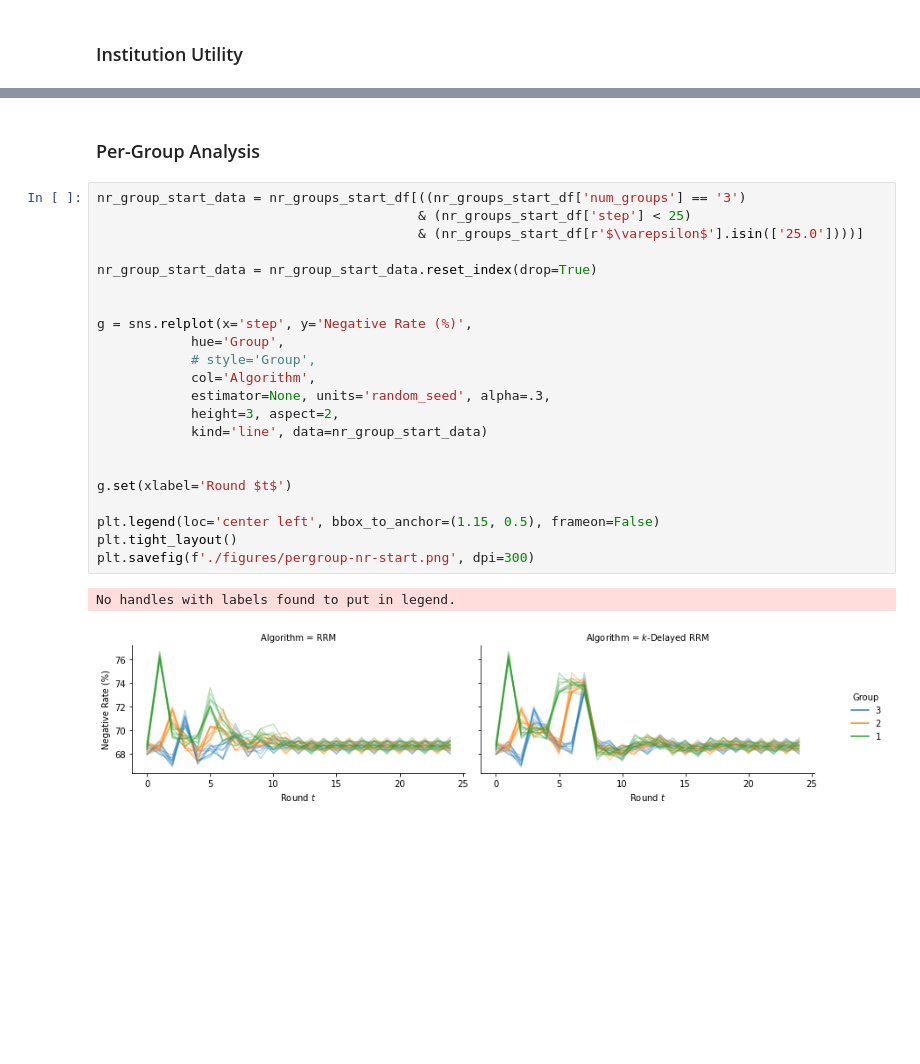
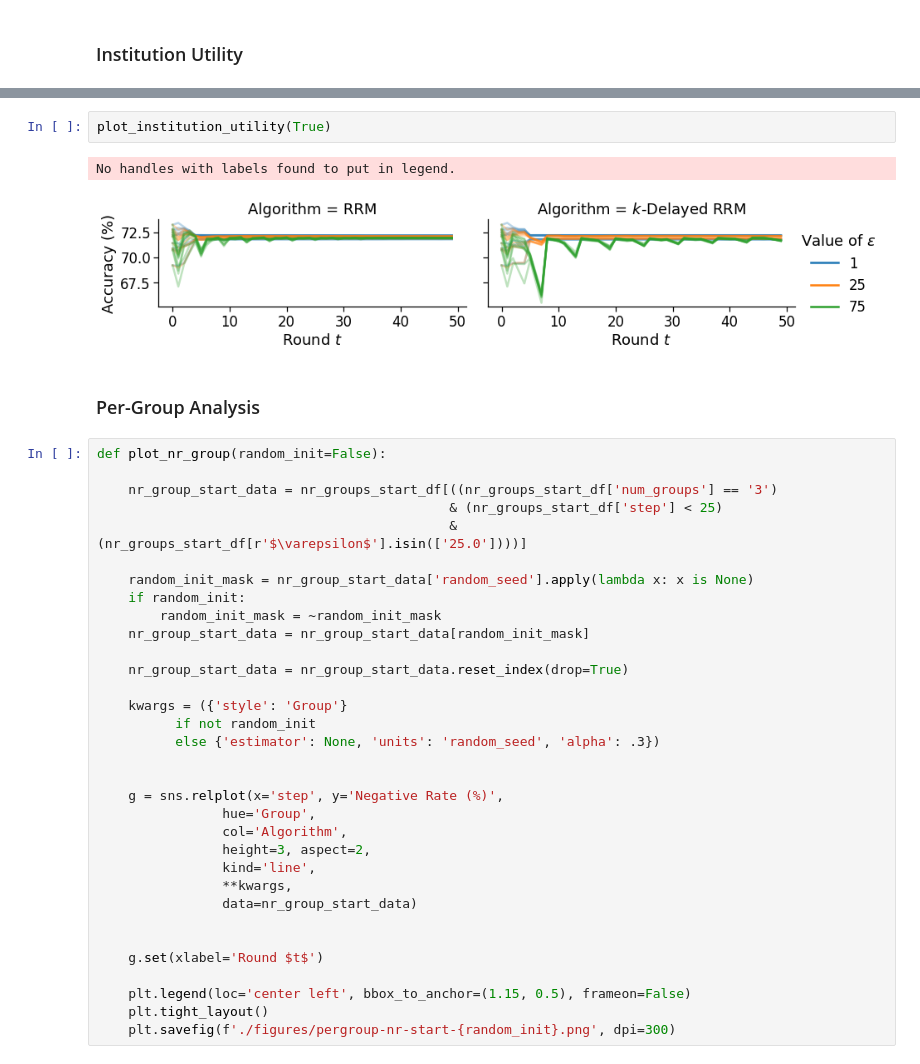
Before and after one commit to shlomihod/performative-prediction-stateful-world, a Jupyter notebook: performative_prediction-groups-respond-slowly.ipynb, the cells around one changed output, grey strips where cells are left out. Drawn from its saved outputs; the diff is of its cells as text; blank space fills up the shorter version.

```diff
--- a/performative_prediction-groups-respond-slowly.ipynb
+++ b/performative_prediction-groups-respond-slowly.ipynb
@@ -465,27 +484,40 @@ No handles with labels found to put in legend.
+# %%
+plot_institution_utility(True)
+# %% [output]
+No handles with labels found to put in legend.
+[figure, added]
 # %% [markdown]
 ### Per-Group Analysis
 # %%
-nr_group_start_data = nr_groups_start_df[((nr_groups_start_df['num_groups'] == '3')
-                                         & (nr_groups_start_df['step'] < 25)
-                                         & (nr_groups_start_df[r'$\varepsilon$'].isin(['25.0'])))]
+def plot_nr_group(random_init=False):
 
-nr_group_start_data = nr_group_start_data.reset_index(drop=True)
+    nr_group_start_data = nr_groups_start_df[((nr_groups_start_df['num_groups'] == '3')
+                                             & (nr_groups_start_df['step'] < 25)
+                                             & (nr_groups_start_df[r'$\varepsilon$'].isin(['25.0'])))]
+
+    random_init_mask = nr_group_start_data['random_seed'].apply(lambda x: x is None)
+    if random_init:
+        random_init_mask = ~random_init_mask
+    nr_group_start_data = nr_group_start_data[random_init_mask]
+
+    nr_group_start_data = nr_group_start_data.reset_index(drop=True)
+
+    kwargs = ({'style': 'Group'}
+          if not random_init
+          else {'estimator': None, 'units': 'random_seed', 'alpha': .3})
 
 
-g = sns.relplot(x='step', y='Negative Rate (%)',
-            hue='Group',
-            # style='Group',
-            col='Algorithm',
-            estimator=None, units='random_seed', alpha=.3,
-            height=3, aspect=2,
-            kind='line', data=nr_group_start_data)
+    g = sns.relplot(x='step', y='Negative Rate (%)',
+                hue='Group',
+                col='Algorithm',
+                height=3, aspect=2,
+                kind='line',
+                **kwargs,
+                data=nr_group_start_data)
 
 
-g.set(xlabel='Round $t$')
+    g.set(xlabel='Round $t$')
 
-plt.legend(loc='center left', bbox_to_anchor=(1.15, 0.5), frameon=False)
-plt.tight_layout()
-plt.savefig(f'./figures/pergroup-nr-start.png', dpi=300)
+    plt.legend(loc='center left', bbox_to_anchor=(1.15, 0.5), frameon=False)
+    plt.tight_layout()
+    plt.savefig(f'./figures/pergroup-nr-start-{random_init}.png', dpi=300)
-# %% [output]
-No handles with labels found to put in legend.
-[figure, removed]
```
Also changed, not shown: parts of 14 cells of this notebook, 12 other files.
